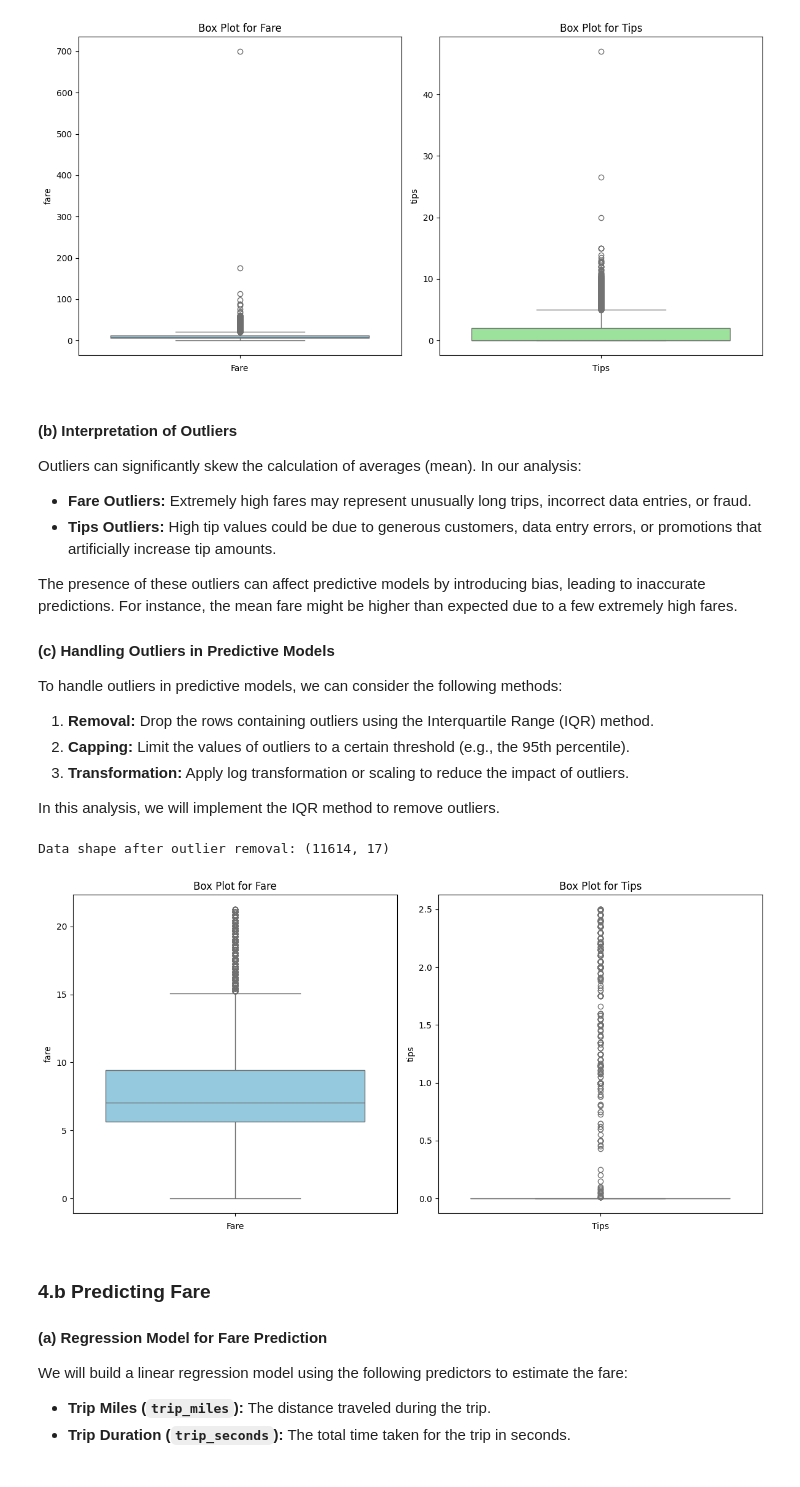
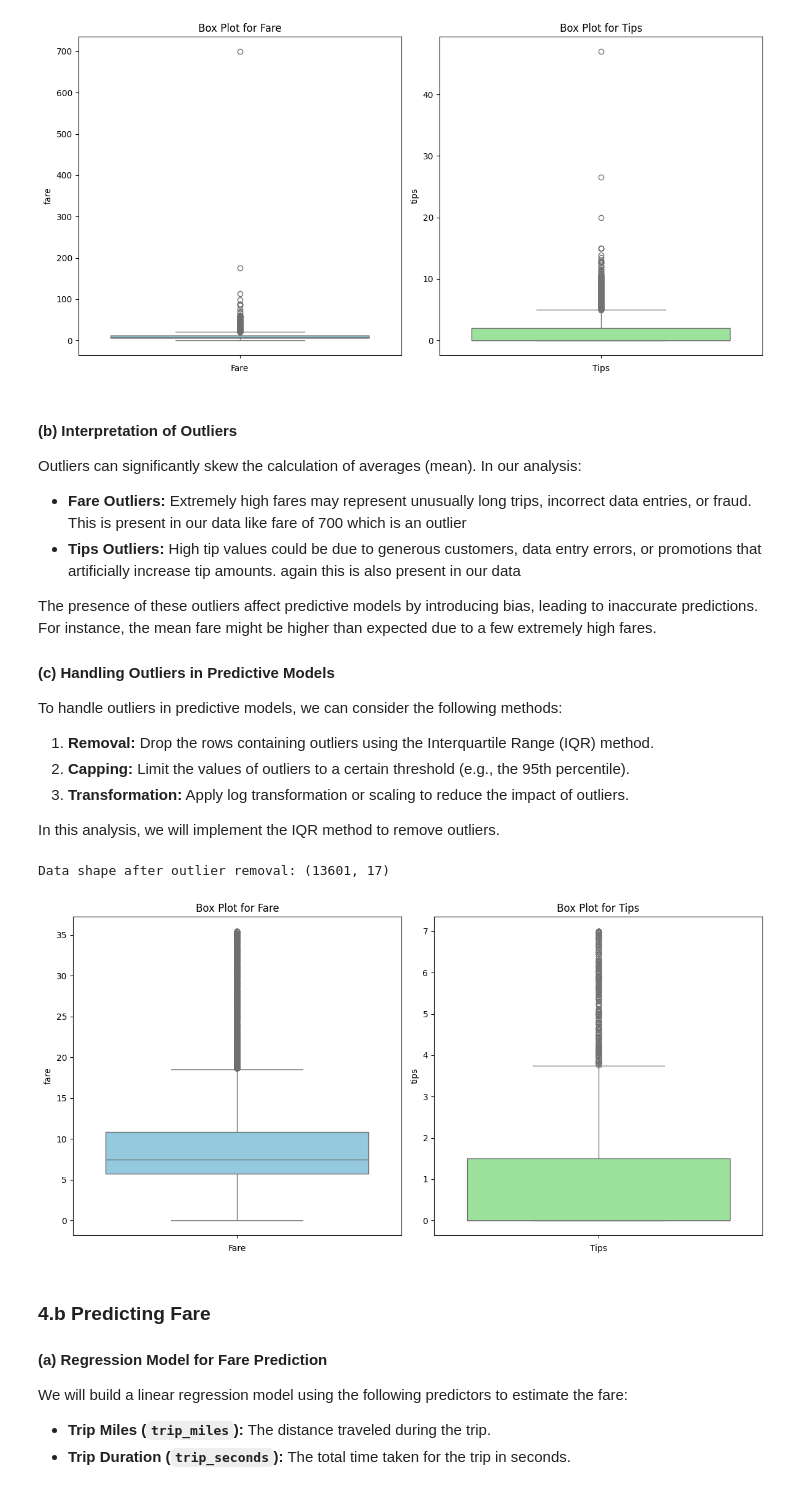
Before and after one commit to aditisingh1053/DAI_assignment, a Jupyter notebook: assignment-5/Q4.ipynb, the cells around one changed output. Drawn from its saved outputs; the diff is of its cells as text; code cells hidden in the pictures.

```diff
--- a/assignment-5/Q4.ipynb
+++ b/assignment-5/Q4.ipynb
@@ -59,10 +62,10 @@ plt.show()
 
 Outliers can significantly skew the calculation of averages (mean). In our analysis:
 
-- **Fare Outliers:** Extremely high fares may represent unusually long trips, incorrect data entries, or fraud.
-- **Tips Outliers:** High tip values could be due to generous customers, data entry errors, or promotions that artificially increase tip amounts.
+- **Fare Outliers:** Extremely high fares may represent unusually long trips, incorrect data entries, or fraud. This is present in our data like fare of 700 which is an outlier
+- **Tips Outliers:** High tip values could be due to generous customers, data entry errors, or promotions that artificially increase tip amounts. again this is also present in our data
 
-The presence of these outliers can affect predictive models by introducing bias, leading to inaccurate predictions. For instance, the mean fare might be higher than expected due to a few extremely high fares.
+The presence of these outliers affect predictive models by introducing bias, leading to inaccurate predictions. For instance, the mean fare might be higher than expected due to a few extremely high fares.
 
 #### (c) **Handling Outliers in Predictive Models**
 
@@ -76,39 +79,39 @@ In this analysis, we will implement the IQR method to remove outliers.
 # %%
 # Define a function to remove outliers using the IQR method
 def remove_outliers(df, column):
-    Q1 = df[column].quantile(0.25)
-    Q3 = df[column].quantile(0.75)
+    Q1 = df[column].quantile(0.2)
+    Q3 = df[column].quantile(0.8)
     IQR = Q3 - Q1
-    lower_bound = Q1 - 1.5 * IQR
-    upper_bound = Q3 + 1.5 * IQR
+    lower_bound = Q1 - 2.5 * IQR
+    upper_bound = Q3 + 2.5 * IQR
     return df[(df[column] >= lower_bound) & (df[column] <= upper_bound)]
 
 # Remove outliers in 'fare' and 'tips'
 data_clean = remove_outliers(data, 'fare')
 data_clean = remove_outliers(data_clean, 'tips')
 
 print(f"Data shape after outlier removal: {data_clean.shape}")
 
 # Create box plots for 'fare' and 'tips'
 plt.figure(figsize=(12, 6))
 
 # Box plot for fare
 plt.subplot(1, 2, 1)
 sns.boxplot(data_clean['fare'], color='skyblue')
 plt.title('Box Plot for Fare')
 plt.xlabel('Fare')
 
 # Box plot for tips
 plt.subplot(1, 2, 2)
 sns.boxplot(data_clean['tips'], color='lightgreen')
 plt.title('Box Plot for Tips')
 plt.xlabel('Tips')
 
 plt.tight_layout()
 plt.show()
 # %% [output]
-Data shape after outlier removal: (11614, 17)
+Data shape after outlier removal: (13601, 17)
-[figure, old version]
+[figure, new version]
 # %% [markdown]
 ### 4.b **Predicting Fare**
 
```
Also changed, not shown: parts of 4 cells of this notebook.
